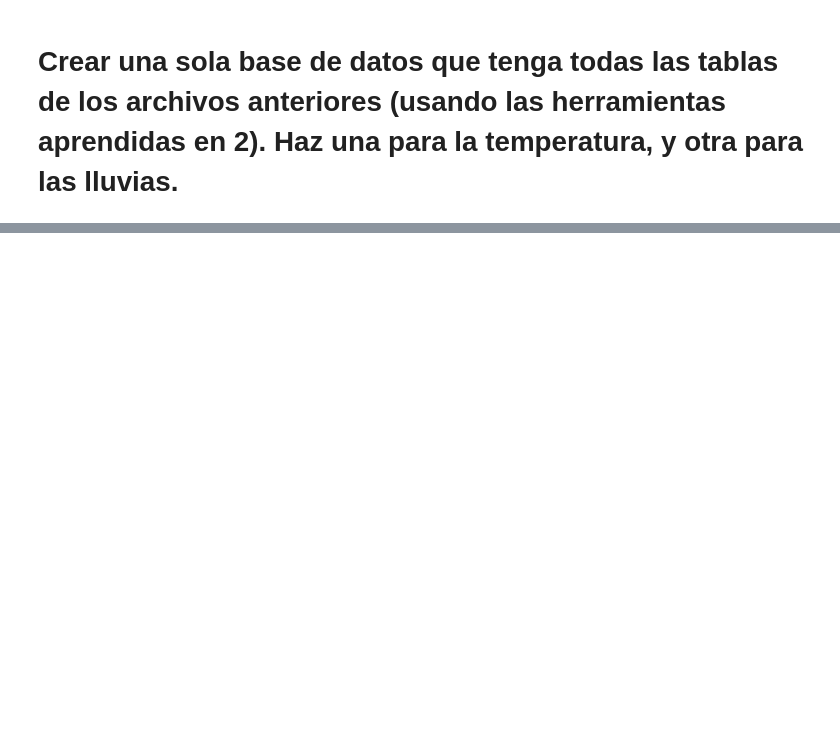
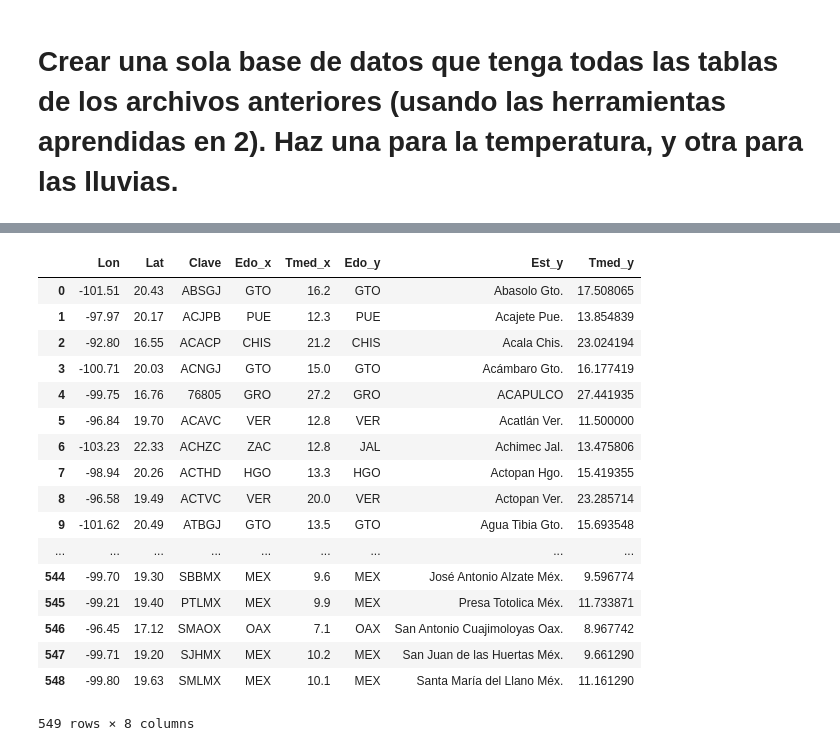
Before and after one commit to LuisEduardoCantero/Data_Science_in_Cosmology, a Jupyter notebook: Semana2/Tarea_Semana2/Ejercicio_3.ipynb, the cells around one changed output, grey strips where cells are left out. Saved outputs shown, nothing was run; the diff lists cells and outputs as text; code cells hidden in the pictures; blank space fills up the shorter version.

```diff
--- a/Semana2/Tarea_Semana2/Ejercicio_3.ipynb
+++ b/Semana2/Tarea_Semana2/Ejercicio_3.ipynb
@@ -45,0 +88,21 @@ LLUVIA_2019
+# %%
+TMED.drop('Est_x', axis = 1)
+# %% [output]
+|  | Lon | Lat | Clave | Edo_x | Tmed_x | Edo_y | Est_y | Tmed_y |
+| 0 | -101.51 | 20.43 | ABSGJ | GTO | 16.2 | GTO | Abasolo Gto. | 17.508065 |
+| 1 | -97.97 | 20.17 | ACJPB | PUE | 12.3 | PUE | Acajete Pue. | 13.854839 |
+| 2 | -92.80 | 16.55 | ACACP | CHIS | 21.2 | CHIS | Acala Chis. | 23.024194 |
+| 3 | -100.71 | 20.03 | ACNGJ | GTO | 15.0 | GTO | Acámbaro Gto. | 16.177419 |
+| 4 | -99.75 | 16.76 | 76805 | GRO | 27.2 | GRO | ACAPULCO | 27.441935 |
+| 5 | -96.84 | 19.70 | ACAVC | VER | 12.8 | VER | Acatlán Ver. | 11.500000 |
+| 6 | -103.23 | 22.33 | ACHZC | ZAC | 12.8 | JAL | Achimec Jal. | 13.475806 |
+| 7 | -98.94 | 20.26 | ACTHD | HGO | 13.3 | HGO | Actopan Hgo. | 15.419355 |
+| 8 | -96.58 | 19.49 | ACTVC | VER | 20.0 | VER | Actopan Ver. | 23.285714 |
+| 9 | -101.62 | 20.49 | ATBGJ | GTO | 13.5 | GTO | Agua Tibia Gto. | 15.693548 |
+| ... | ... | ... | ... | ... | ... | ... | ... | ... |
+| 544 | -99.70 | 19.30 | SBBMX | MEX | 9.6 | MEX | José Antonio Alzate Méx. | 9.596774 |
+| 545 | -99.21 | 19.40 | PTLMX | MEX | 9.9 | MEX | Presa Totolica Méx. | 11.733871 |
+| 546 | -96.45 | 17.12 | SMAOX | OAX | 7.1 | OAX | San Antonio Cuajimoloyas Oax. | 8.967742 |
+| 547 | -99.71 | 19.20 | SJHMX | MEX | 10.2 | MEX | San Juan de las Huertas Méx. | 9.661290 |
+| 548 | -99.80 | 19.63 | SMLMX | MEX | 10.1 | MEX | Santa María del Llano Méx. | 11.161290 |
+549 rows × 8 columns
```
Also changed, not shown: parts of 11 cells of this notebook.
